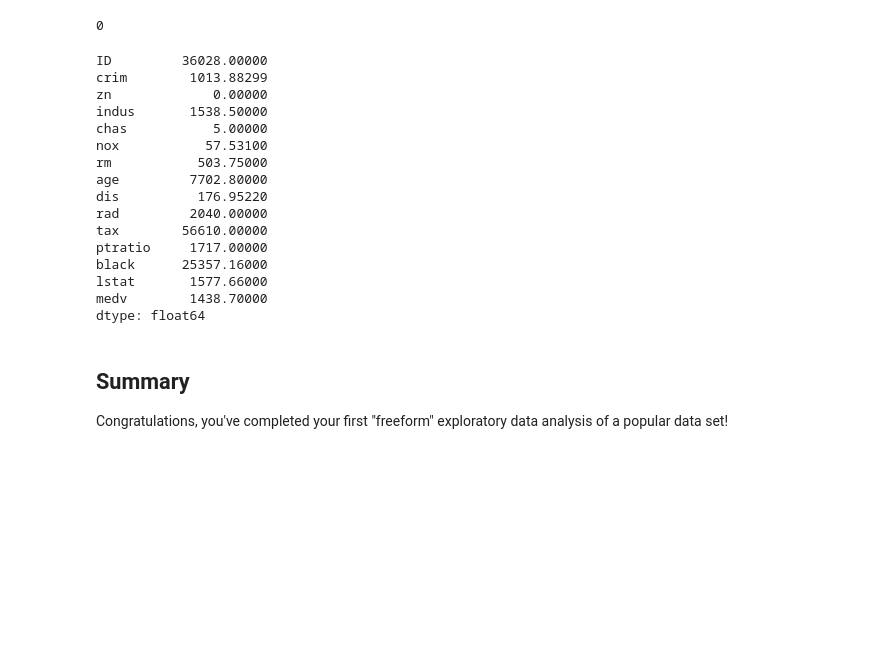
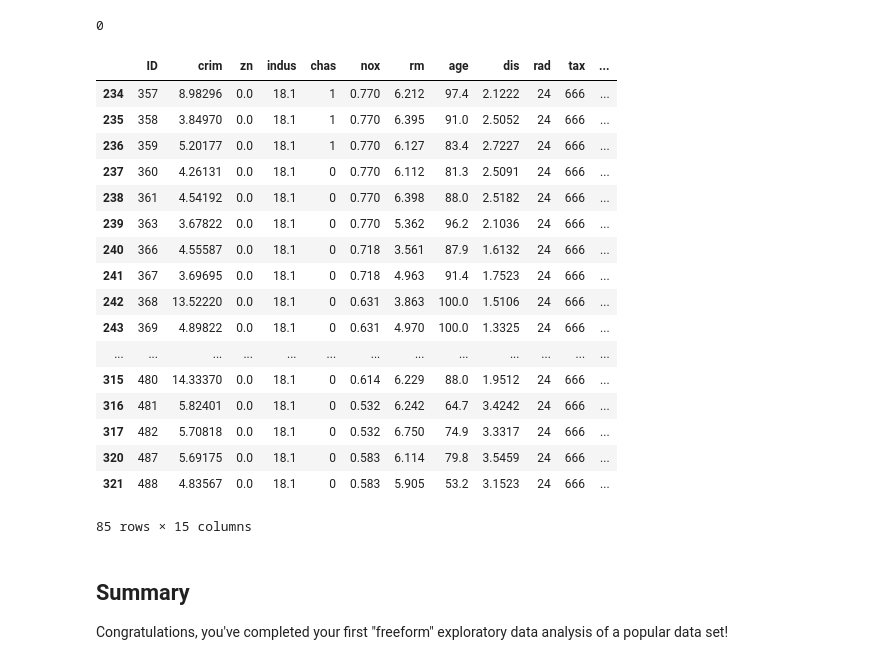
Before and after one commit to AlludedCrabb/dsc-1-03-16-eda-with-pandas-using-the-boston-housing-data-lab-seattle-ds-career-040119, a Jupyter notebook: index.ipynb, the cells around one changed output. Cells and saved outputs as stored; diff of their text form; code cells hidden in the pictures; blank space fills up the shorter version.

```diff
--- a/index.ipynb
+++ b/index.ipynb
@@ -98,24 +98,26 @@ df.duplicated().sum()
 # %% [output]
 0
 # %%
-df.loc[df.crim > 3.5].sum
+df.loc[df.crim > 3.5]
 # %% [output]
+|  | ID | crim | zn | indus | chas | nox | rm | age | dis | rad | tax | ... |
+| 234 | 357 | 8.98296 | 0.0 | 18.1 | 1 | 0.770 | 6.212 | 97.4 | 2.1222 | 24 | 666 | ... |
+| 235 | 358 | 3.84970 | 0.0 | 18.1 | 1 | 0.770 | 6.395 | 91.0 | 2.5052 | 24 | 666 | ... |
+| 236 | 359 | 5.20177 | 0.0 | 18.1 | 1 | 0.770 | 6.127 | 83.4 | 2.7227 | 24 | 666 | ... |
+| 237 | 360 | 4.26131 | 0.0 | 18.1 | 0 | 0.770 | 6.112 | 81.3 | 2.5091 | 24 | 666 | ... |
+| 238 | 361 | 4.54192 | 0.0 | 18.1 | 0 | 0.770 | 6.398 | 88.0 | 2.5182 | 24 | 666 | ... |
+| 239 | 363 | 3.67822 | 0.0 | 18.1 | 0 | 0.770 | 5.362 | 96.2 | 2.1036 | 24 | 666 | ... |
+| 240 | 366 | 4.55587 | 0.0 | 18.1 | 0 | 0.718 | 3.561 | 87.9 | 1.6132 | 24 | 666 | ... |
+| 241 | 367 | 3.69695 | 0.0 | 18.1 | 0 | 0.718 | 4.963 | 91.4 | 1.7523 | 24 | 666 | ... |
+| 242 | 368 | 13.52220 | 0.0 | 18.1 | 0 | 0.631 | 3.863 | 100.0 | 1.5106 | 24 | 666 | ... |
+| 243 | 369 | 4.89822 | 0.0 | 18.1 | 0 | 0.631 | 4.970 | 100.0 | 1.3325 | 24 | 666 | ... |
+| ... | ... | ... | ... | ... | ... | ... | ... | ... | ... | ... | ... | ... |
+| 315 | 480 | 14.33370 | 0.0 | 18.1 | 0 | 0.614 | 6.229 | 88.0 | 1.9512 | 24 | 666 | ... |
+| 316 | 481 | 5.82401 | 0.0 | 18.1 | 0 | 0.532 | 6.242 | 64.7 | 3.4242 | 24 | 666 | ... |
+| 317 | 482 | 5.70818 | 0.0 | 18.1 | 0 | 0.532 | 6.750 | 74.9 | 3.3317 | 24 | 666 | ... |
+| 320 | 487 | 5.69175 | 0.0 | 18.1 | 0 | 0.583 | 6.114 | 79.8 | 3.5459 | 24 | 666 | ... |
+| 321 | 488 | 4.83567 | 0.0 | 18.1 | 0 | 0.583 | 5.905 | 53.2 | 3.1523 | 24 | 666 | ... |
-ID         36028.00000
-crim        1013.88299
-zn             0.00000
-indus       1538.50000
-chas           5.00000
-nox           57.53100
-rm           503.75000
-age         7702.80000
-dis          176.95220
-rad         2040.00000
-tax        56610.00000
-ptratio     1717.00000
-black      25357.16000
-lstat       1577.66000
-medv        1438.70000
-dtype: float64
+85 rows × 15 columns
 # %% [markdown]
 ## Summary
 
```
